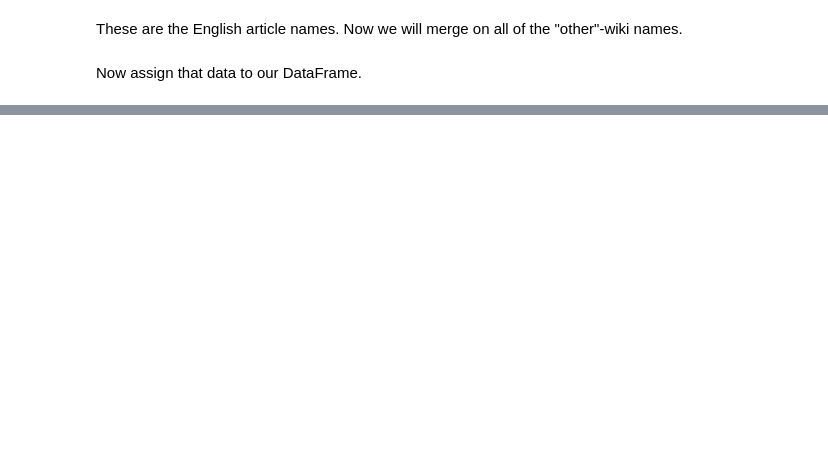
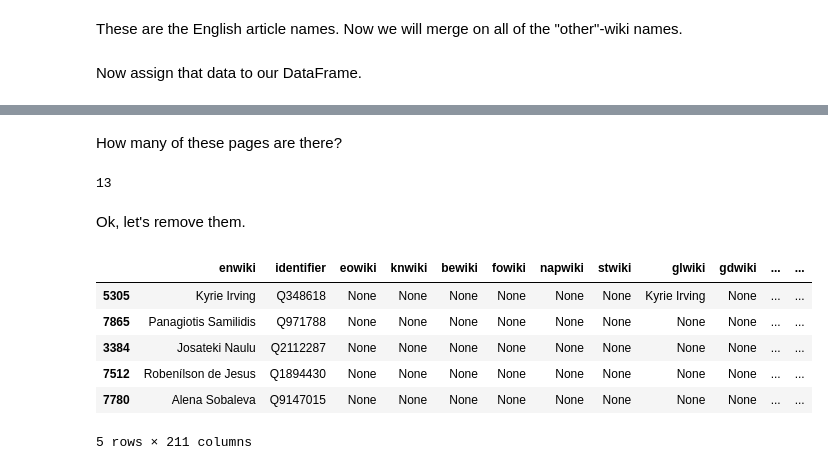
Before and after one commit to ResidentMario/olympian-pageviews, a Jupyter notebook: data-munging.ipynb, the cells around one changed output, grey strips where cells are left out. Saved outputs shown, nothing was run; the diff lists cells and outputs as text; code cells hidden in the pictures; blank space fills up the shorter version.

```diff
--- a/data-munging.ipynb
+++ b/data-munging.ipynb
@@ -209,0 +205,8 @@ for lang in wiki_dict.keys():
+# %% [markdown]
+How many of these pages are there?
+# %%
+len(rio) - rio['enwiki'].map(lambda n: " at the " not in n).astype(int).sum()
+# %% [output]
+13
+# %% [markdown]
+Ok, let's remove them.
@@ -209,0 +215,10 @@ for lang in wiki_dict.keys():
+# %%
+rio_f.sample(5)
+# %% [output]
+|  | enwiki | identifier | eowiki | knwiki | bewiki | fowiki | napwiki | stwiki | glwiki | gdwiki | ... | ... |
+| 5305 | Kyrie Irving | Q348618 | None | None | None | None | None | None | Kyrie Irving | None | ... | ... |
+| 7865 | Panagiotis Samilidis | Q971788 | None | None | None | None | None | None | None | None | ... | ... |
+| 3384 | Josateki Naulu | Q2112287 | None | None | None | None | None | None | None | None | ... | ... |
+| 7512 | Robenílson de Jesus | Q1894430 | None | None | None | None | None | None | None | None | ... | ... |
+| 7780 | Alena Sobaleva | Q9147015 | None | None | None | None | None | None | None | None | ... | ... |
+5 rows × 211 columns
```
Also changed, not shown: parts of 49 cells of this notebook, 1 other file.
